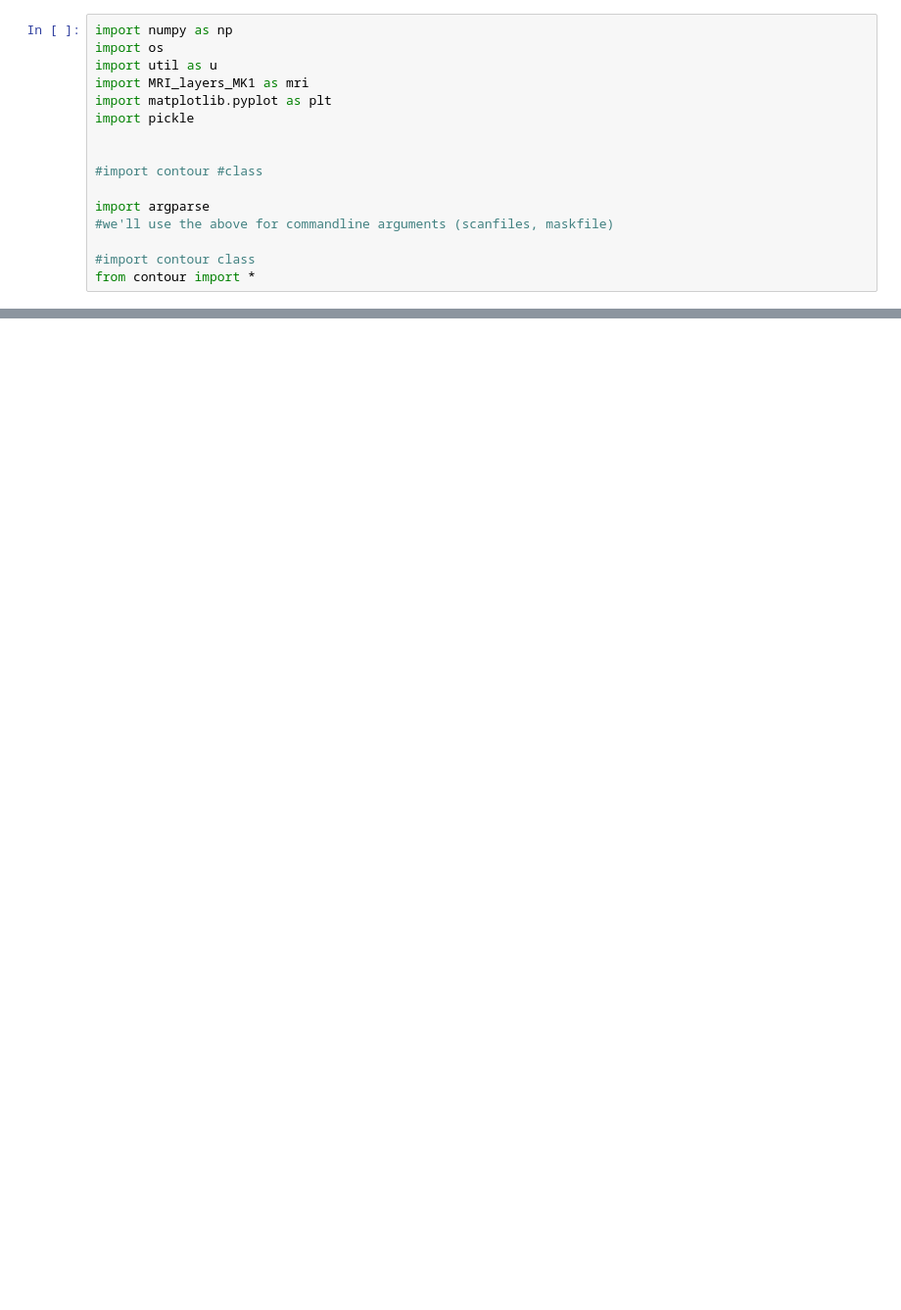
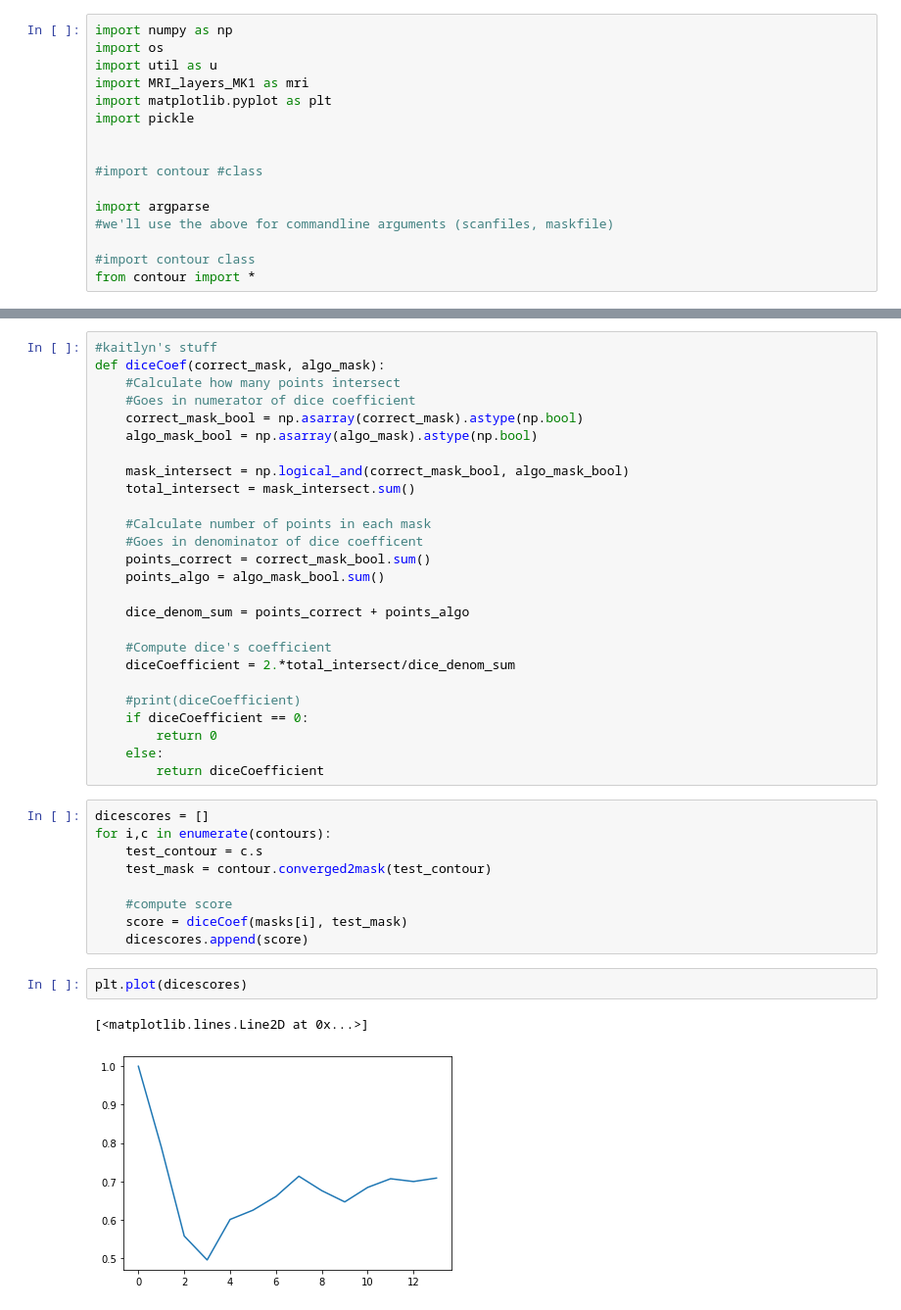
Before and after one commit to nnethercott/Capstone, a Jupyter notebook: simpy framework.ipynb, the cells around one changed output, grey strips where cells are left out. Shown at 98% size. Saved outputs shown, nothing was run; the diff lists cells and outputs as text; blank space fills up the shorter version.

```diff
--- a/simpy framework.ipynb
+++ b/simpy framework.ipynb
@@ -134,0 +208,40 @@ plt.contour(contours[index].s, [0], colors='red')
+# %%
+#kaitlyn's stuff
+def diceCoef(correct_mask, algo_mask):
+    #Calculate how many points intersect
+    #Goes in numerator of dice coefficient
+    correct_mask_bool = np.asarray(correct_mask).astype(np.bool)
+    algo_mask_bool = np.asarray(algo_mask).astype(np.bool)
+
+    mask_intersect = np.logical_and(correct_mask_bool, algo_mask_bool)
+    total_intersect = mask_intersect.sum()
+
+    #Calculate number of points in each mask
+    #Goes in denominator of dice coefficent
+    points_correct = correct_mask_bool.sum()
+    points_algo = algo_mask_bool.sum()
+
+    dice_denom_sum = points_correct + points_algo
+
+    #Compute dice's coefficient
+    diceCoefficient = 2.*total_intersect/dice_denom_sum
+
+    #print(diceCoefficient)
+    if diceCoefficient == 0:
+        return 0
+    else:
+        return diceCoefficient
+# %%
+dicescores = []
+for i,c in enumerate(contours):
+    test_contour = c.s
+    test_mask = contour.converged2mask(test_contour)
+
+    #compute score
+    score = diceCoef(masks[i], test_mask)
+    dicescores.append(score)
+# %%
+plt.plot(dicescores)
+# %% [output]
+[<matplotlib.lines.Line2D at 0x...>]
+[figure, added]
```
Also changed, not shown: parts of 13 cells of this notebook, 1 other file.
